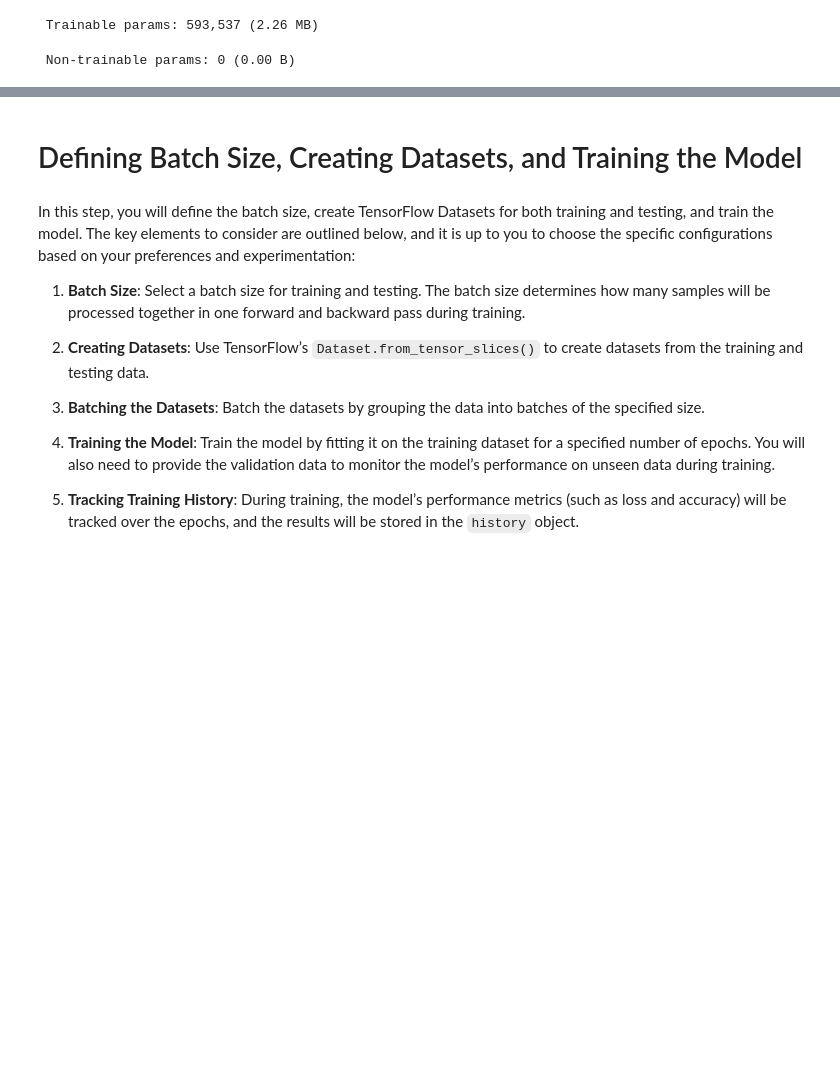
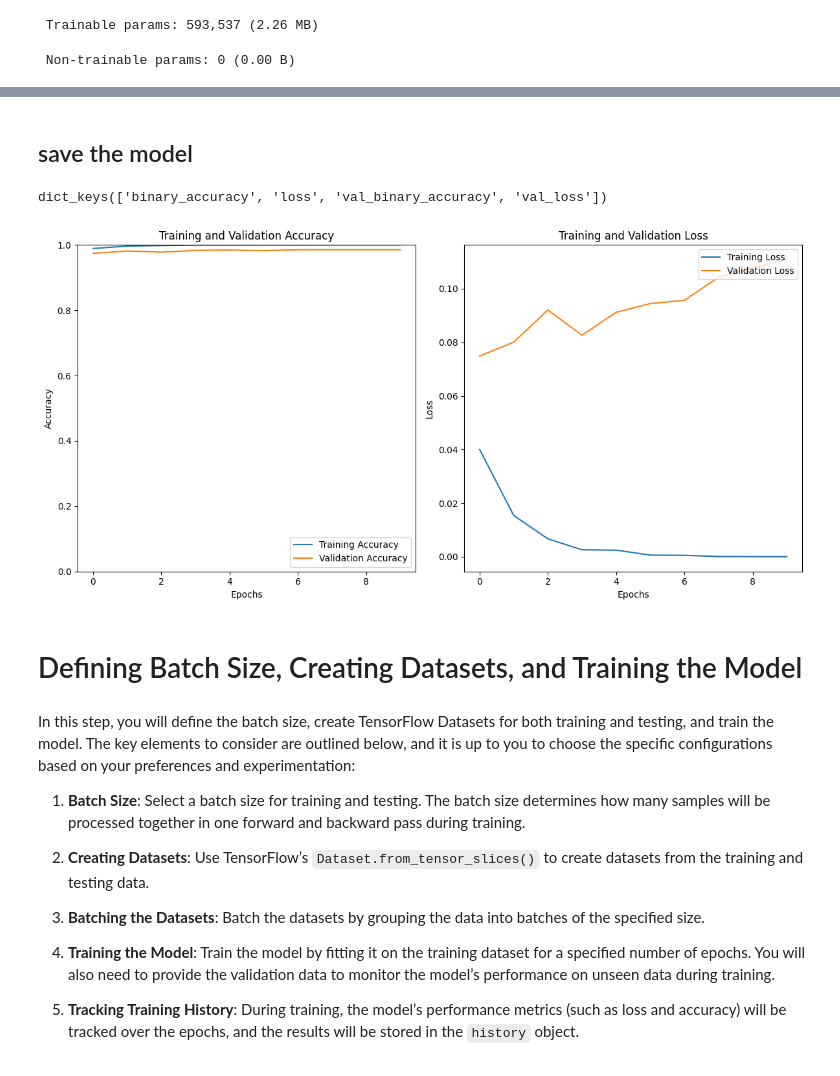
Before and after one commit to TariqAlhathloul/Text_Classification, a Jupyter notebook: Task2_Text_Classification.ipynb, the cells around one changed output, grey strips where cells are left out. Drawn from its saved outputs; the diff is of its cells as text; code cells hidden in the pictures; blank space fills up the shorter version.

```diff
--- a/Task2_Text_Classification.ipynb
+++ b/Task2_Text_Classification.ipynb
@@ -472,8 +497,8 @@ model.compile(loss=losses.BinaryCrossentropy(),
 # %%
-epochs = 10
-history = model.fit(
-    X_train,
-    y_train,
-    epochs=epochs,
-    validation_data=X_test)
+# history = model.fit(
+# X_train,
+# y_train,
+#  epochs=EPOCHS,
+#  validation_data=(X_test, y_test)
+# )
 # %% [output]
@@ -482,0 +522,2 @@ ValueError: None values not supported.
+# %% [markdown]
+## save the model
@@ -483,3 +526,43 @@ ValueError: None values not supported.
+# %%
+history.history.keys()
+# %% [output]
+dict_keys(['binary_accuracy', 'loss', 'val_binary_accuracy', 'val_loss'])
+# %%
+history_dict = history.history
+
+acc = history_dict['binary_accuracy']
+val_acc = history_dict['val_binary_accuracy']
+
+
+loss = history_dict['loss']
+val_loss = history_dict['val_loss']
+
+
+plt.figure(figsize=(12, 6))
+
+# plot accuracy
+plt.subplot(1, 2, 1)
+plt.plot(acc, label='Training Accuracy')
+plt.plot(val_acc, label='Validation Accuracy')
+plt.title('Training and Validation Accuracy')
+plt.xlabel('Epochs')
+plt.ylabel('Accuracy')
+plt.legend(loc='lower right')
+plt.ylim([0, 1])  # range from 0 to 1
+
+# plot loss
+plt.subplot(1, 2, 2)
+plt.plot(loss, label='Training Loss')
+plt.plot(val_loss, label='Validation Loss')
+plt.title('Training and Validation Loss')
+plt.xlabel('Epochs')
+plt.ylabel('Loss')
+plt.legend(loc='upper right')
+
+plt.tight_layout()
+plt.show()
+# %% [output]
+[figure, added]
 # %% [markdown]
 # Defining Batch Size, Creating Datasets, and Training the Model
 # %% [markdown]
```
Also changed, not shown: parts of 21 cells of this notebook.
